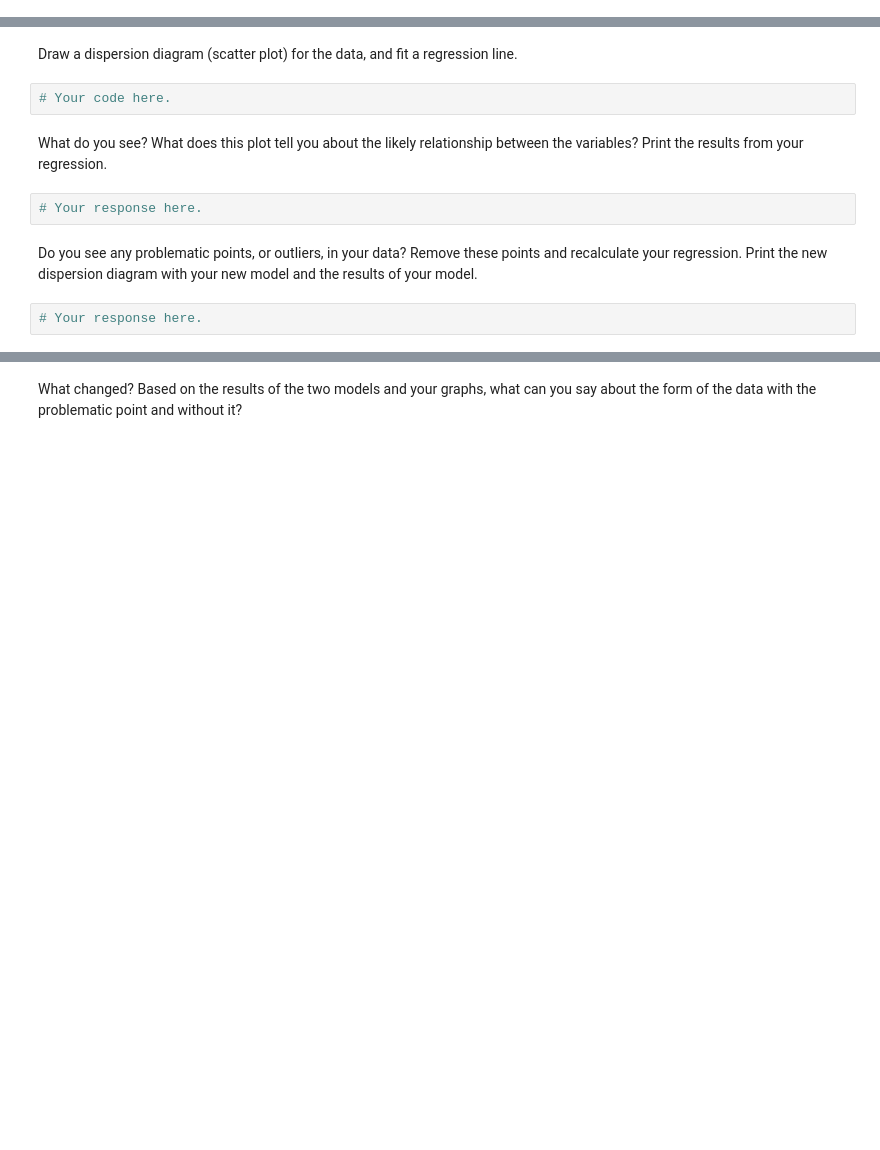
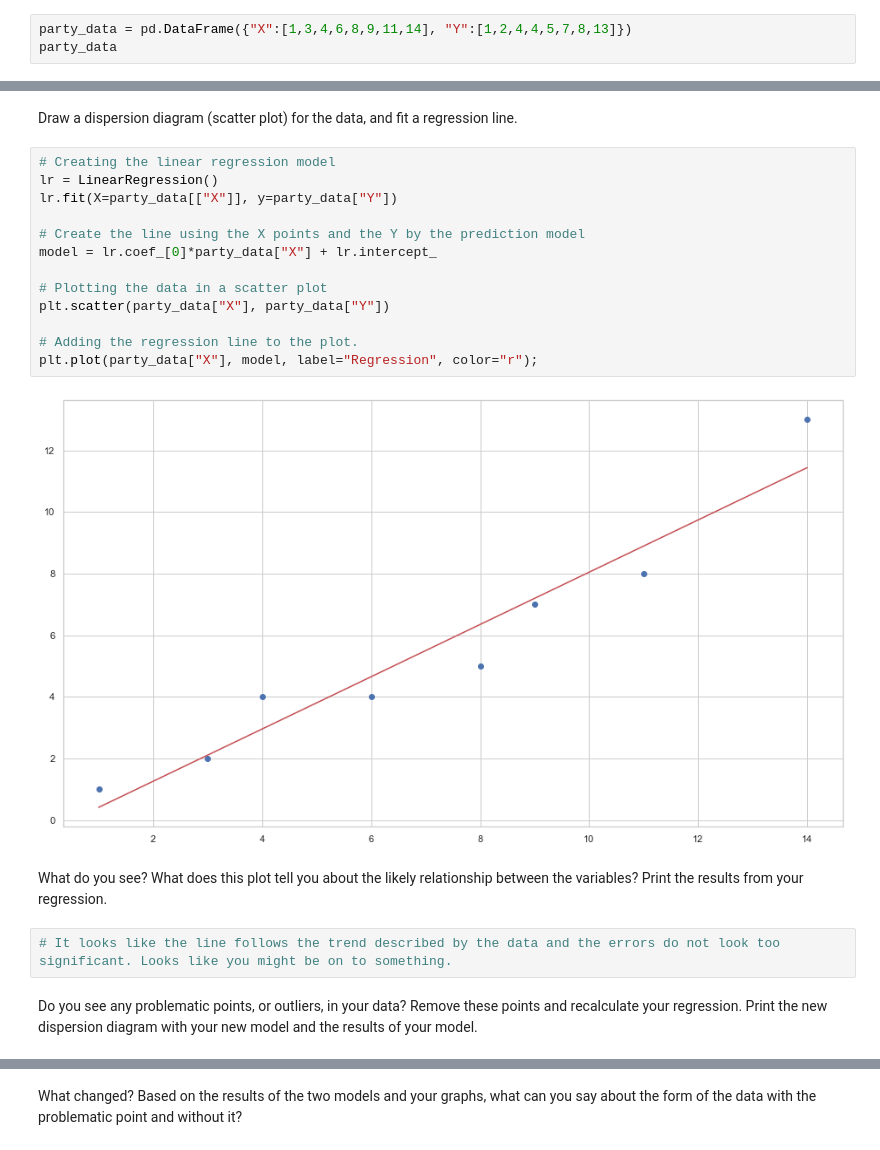
Before and after one commit to Ironhack-data-bcn-january-2023/lab-regression-analysis, a Jupyter notebook: your-code.ipynb, the cells around one changed output, grey strips where cells are left out. Drawn from its saved outputs; the diff is of its cells as text; blank space fills up the shorter version.

```diff
--- a/your-code.ipynb
+++ b/your-code.ipynb
@@ -172,0 +237,3 @@ First, build a dataframe with the data.
+# %%
+party_data = pd.DataFrame({"X":[1,3,4,6,8,9,11,14], "Y":[1,2,4,4,5,7,8,13]})
+party_data
@@ -173,12 +250,23 @@ First, build a dataframe with the data.
 # %% [markdown]
 Draw a dispersion diagram (scatter plot) for the data, and fit a regression line.
-# %%
-# Your code here.
+# %%
+# Creating the linear regression model
+lr = LinearRegression()
+lr.fit(X=party_data[["X"]], y=party_data["Y"])
+
+# Create the line using the X points and the Y by the prediction model
+model = lr.coef_[0]*party_data["X"] + lr.intercept_
+
+# Plotting the data in a scatter plot
+plt.scatter(party_data["X"], party_data["Y"])
+
+# Adding the regression line to the plot.
+plt.plot(party_data["X"], model, label="Regression", color="r");
+# %% [output]
+[figure, added]
 # %% [markdown]
 What do you see? What does this plot tell you about the likely relationship between the variables? Print the results from your regression.
-# %%
-# Your response here.
+# %%
+# It looks like the line follows the trend described by the data and the errors do not look too significant. Looks like you might be on to something.
 # %% [markdown]
 Do you see any problematic points, or outliers, in your data? Remove these points and recalculate your regression. Print the new dispersion diagram with your new model and the results of your model.
-# %%
-# Your response here.
```
Also changed, not shown: parts of 17 cells of this notebook.
